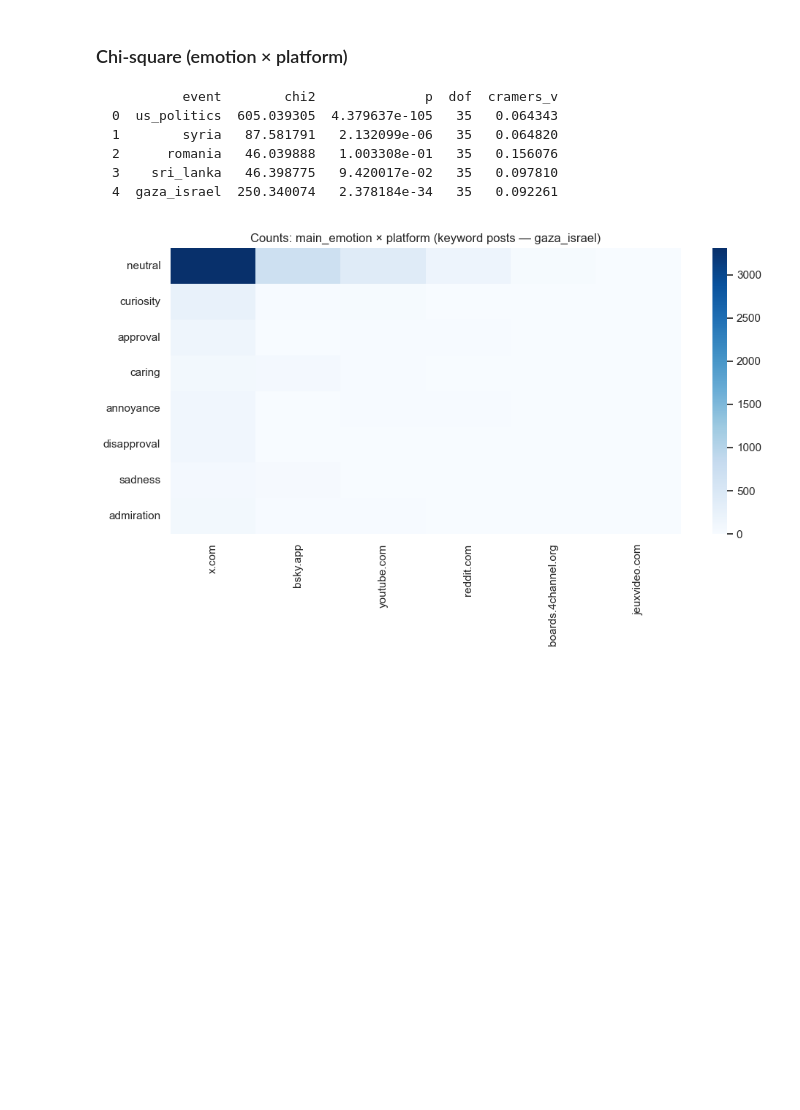
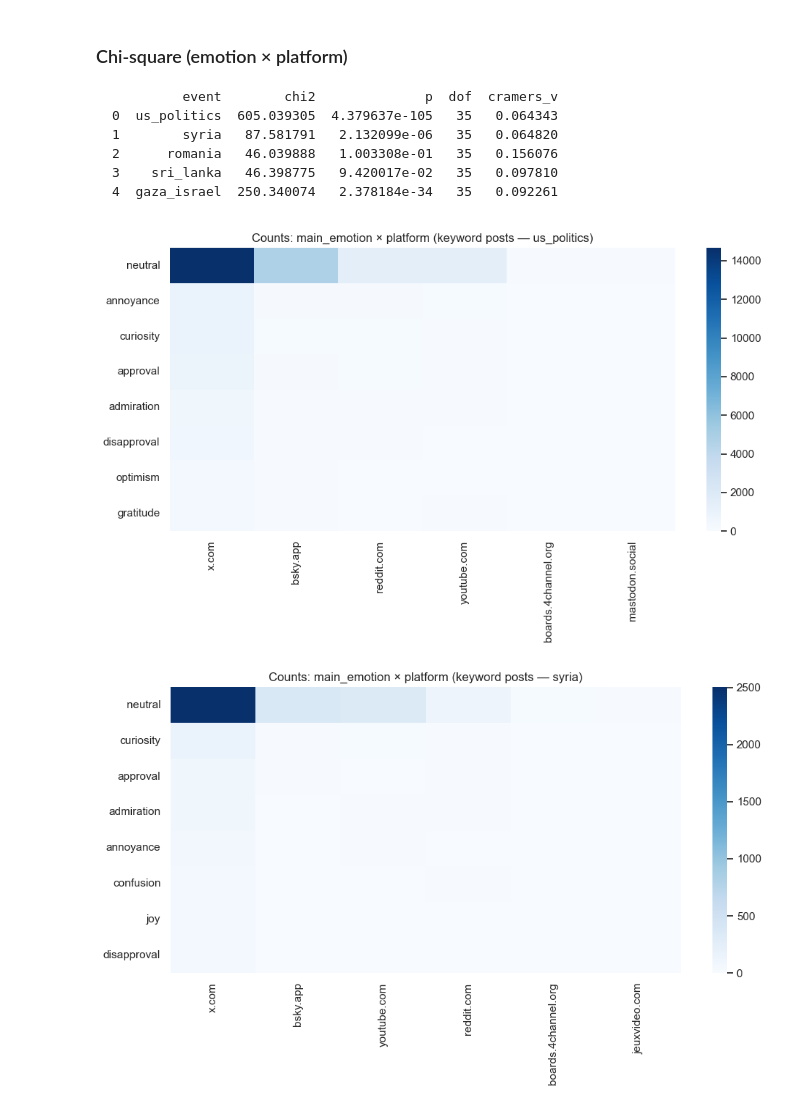
Before and after one commit to timashan/apst-exorde, a Jupyter notebook: analysis_events.ipynb, the cells around one changed output. Saved outputs shown, nothing was run; the diff lists cells and outputs as text; code cells hidden in the pictures; blank space fills up the shorter version.

````diff
--- a/analysis_events.ipynb
+++ b/analysis_events.ipynb
@@ -519,15 +519,16 @@ display(Markdown(md))
 4  gaza_israel  250.340074   2.378184e-34   35   0.092261
 ```
 # %%
-# Optional: heatmap for Gaza / Israel emotion × platform
-ev = "gaza_israel"
-cs = chi_square_emotion_platform(out["emo_plat"], ev)
-if cs.get("ok"):
-    tab = pd.DataFrame(cs["table"], index=cs["emotions"], columns=cs["platforms"])
-    plt.figure(figsize=(10, 6))
-    sns.heatmap(tab, annot=False, cmap="Blues")
-    plt.title("Counts: main_emotion × platform (keyword posts — gaza_israel)")
-    plt.tight_layout()
-    plt.show()
+# Optional: heatmaps — main_emotion × platform (one per keyword event)
+for ev in EVENTS:
+    cs = chi_square_emotion_platform(out["emo_plat"], ev)
+    if cs.get("ok"):
+        tab = pd.DataFrame(cs["table"], index=cs["emotions"], columns=cs["platforms"])
+        plt.figure(figsize=(10, 6))
+        sns.heatmap(tab, annot=False, cmap="Blues")
+        plt.title(f"Counts: main_emotion × platform (keyword posts — {ev})")
+        plt.tight_layout()
+        plt.show()
 # %% [output]
-[figure, old version]
+[figure, new version]
+[figure, added]
````
Also changed, not shown: parts of 7 cells of this notebook, 4 other files.
